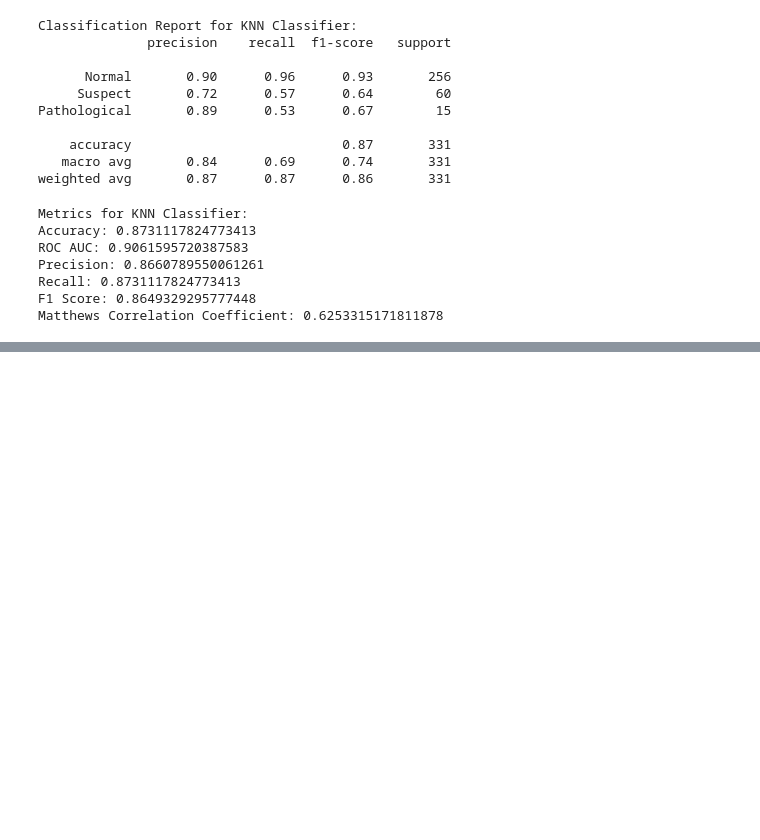
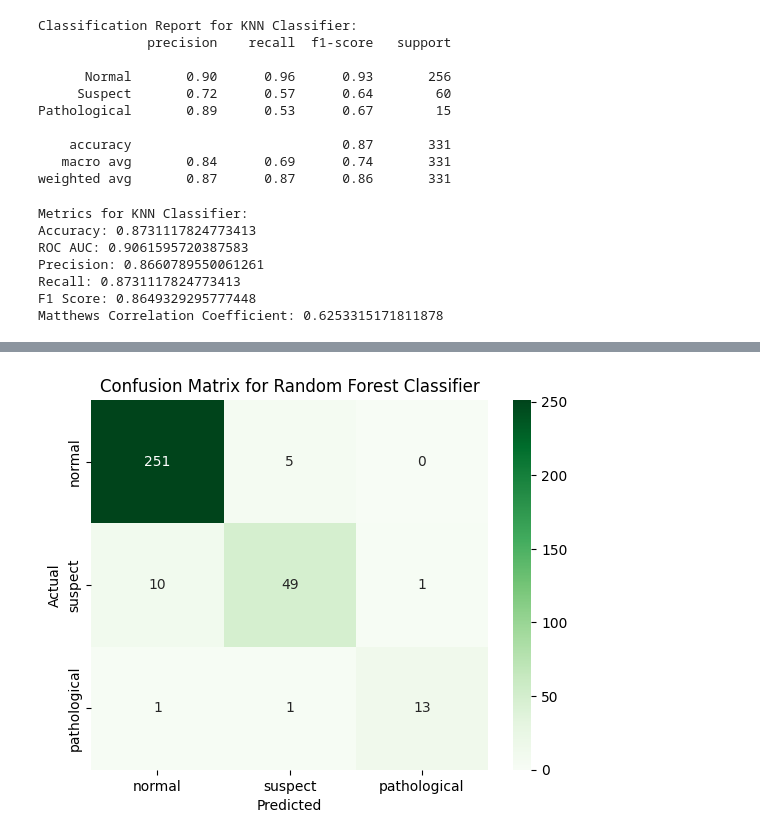
Before and after one commit to pavanblast/ML-Assignment2, a Jupyter notebook: 2025aa05003_MLAssignment2.ipynb, the cells around one changed output, grey strips where cells are left out. Saved outputs shown, nothing was run; the diff lists cells and outputs as text; code cells hidden in the pictures; blank space fills up the shorter version.

```diff
--- a/2025aa05003_MLAssignment2.ipynb
+++ b/2025aa05003_MLAssignment2.ipynb
@@ -567,0 +609,26 @@ Create visualizations:
+# %%
+RandomForestClassifier_model = RandomForestClassifier(
+    n_estimators=100,
+    random_state=42
+)
+
+RandomForestClassifier_model.fit(clean_dataset_train, y)
+RF_Pred = RandomForestClassifier_model.predict(clean_dataset_test)
+RF_Prob = RandomForestClassifier_model.predict_proba(clean_dataset_test)
+# %%
+cm5 = confusion_matrix(y_test, RF_Pred)
+
+sns.heatmap(cm5,
+            annot=True,
+            fmt='d',
+            cmap='Greens',
+            xticklabels=['normal','suspect','pathological'],
+            yticklabels=['normal','suspect','pathological'],
+            )
+
+plt.xlabel('Predicted')
+plt.ylabel('Actual')
+plt.title('Confusion Matrix for Random Forest Classifier')
+plt.show()
+# %% [output]
+[figure, added]
```
Also changed, not shown: parts of 18 cells of this notebook, 11 other files.
